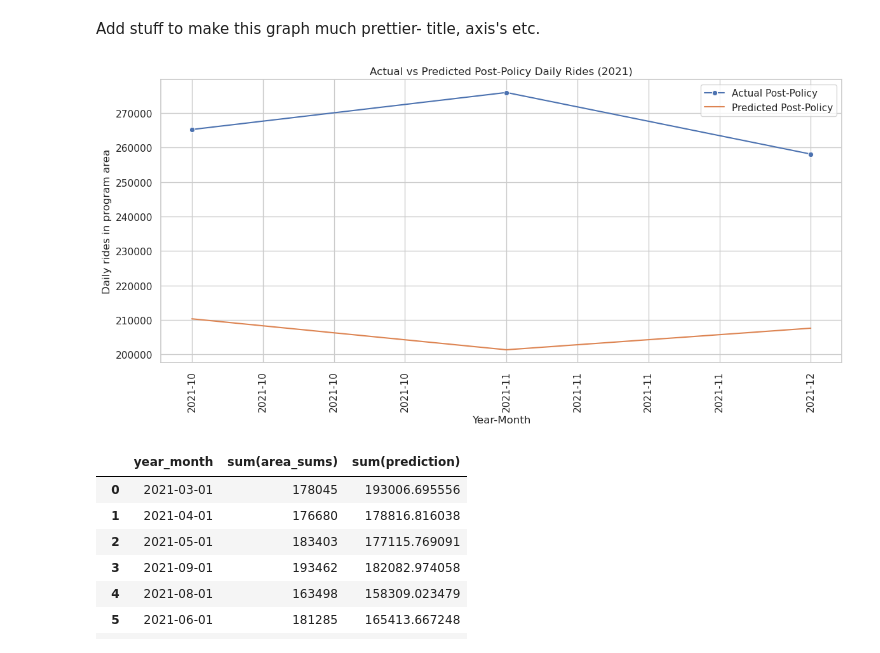
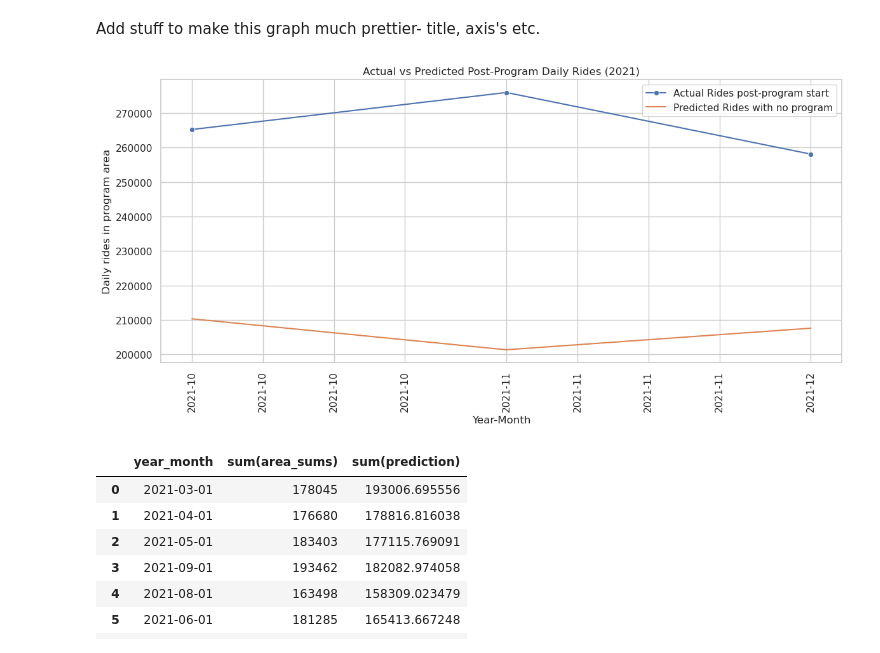
Before and after one commit to hvpachisia/uchicago-lyft-rideshare, a Jupyter notebook: supervised_ml.ipynb, the cells around one changed output. Saved outputs shown, nothing was run; the diff lists cells and outputs as text; code cells hidden in the pictures.

```diff
--- a/supervised_ml.ipynb
+++ b/supervised_ml.ipynb
@@ -623,20 +623,20 @@ Add stuff to make this graph much prettier- title, axis's etc.
 # %%
 combined_df['year_month'] = pd.to_datetime(combined_df['year_month'], format='%Y-%m')
 
 # Plot for 2021
 plt.figure(figsize=(12, 6))
-sns.lineplot(x='year_month', y='sum(area_sums)', data=combined_df, marker='o', label='Actual Post-Policy')
-sns.lineplot(x='year_month', y='sum(prediction)', data=combined_df, dashes=True, label='Predicted Post-Policy')
-plt.title('Actual vs Predicted Post-Policy Daily Rides (2021)')
+sns.lineplot(x='year_month', y='sum(area_sums)', data=combined_df, marker='o', label='Actual Rides post-program start')
+sns.lineplot(x='year_month', y='sum(prediction)', data=combined_df, dashes=True, label='Predicted Rides with no program')
+plt.title('Actual vs Predicted Post-Program Daily Rides (2021)')
 plt.xlabel('Year-Month')
 plt.ylabel('Daily rides in program area')
 plt.gca().xaxis.set_major_formatter(mdates.DateFormatter('%Y-%m'))
 plt.xticks(rotation=90)
 plt.legend()
 plt.tight_layout()
 plt.show()
 # %% [output]
-[figure, old version]
+[figure, new version]
 # %%
 final_dataset = pd.concat([final_dataset, combined_df], ignore_index=True)
 final_dataset
```
Also changed, not shown: parts of 4 cells of this notebook.
